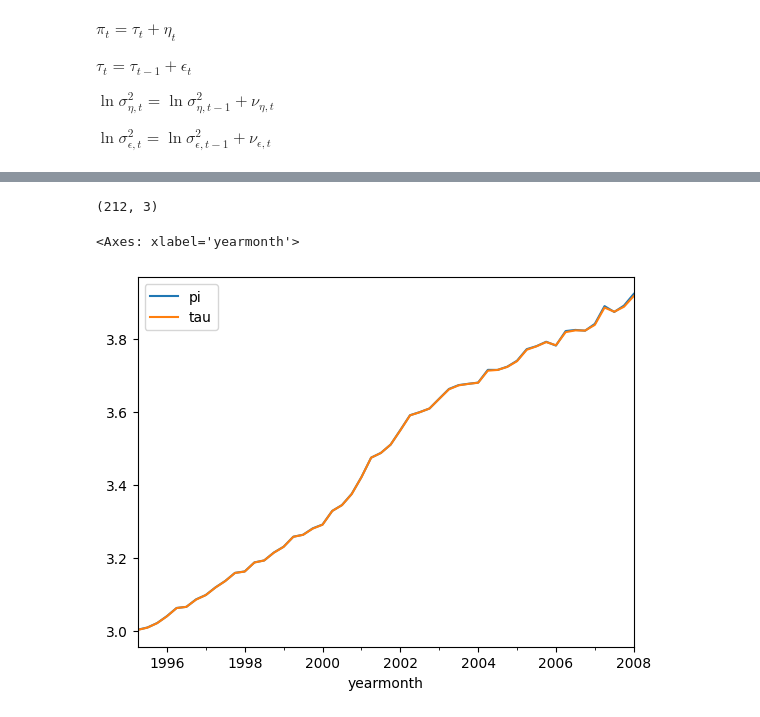
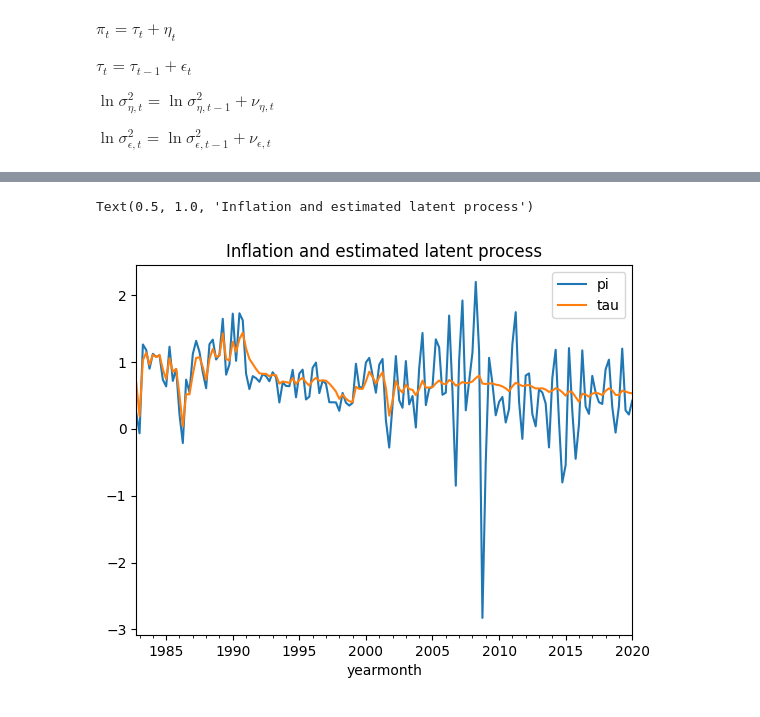
Before and after one commit to mvanaltvorst/seminar, a Jupyter notebook: notebooks/explore/ucsv_particle_filter.ipynb, the cells around one changed output, grey strips where cells are left out. Drawn from its saved outputs; the diff is of its cells as text; code cells hidden in the pictures.

```diff
--- a/notebooks/explore/ucsv_particle_filter.ipynb
+++ b/notebooks/explore/ucsv_particle_filter.ipynb
@@ -25,8 +25,8 @@ df
 | 30650 | ZAF | 199 | South Africa | 2023-01-01 | 0.011202 |
 8480 rows × 5 columns
 # %%
-country_df = df[df["Country"] == "Netherlands"]
-country_df["pi"] = (1 + country_df["inflation"]).cumprod()
+country_df = df[df["Country"] == "United States"]
+country_df["pi"] = country_df["inflation"] * 100 # It is crucial to have inflation in %'s, otherwise GAMMA below is wrongly scaled.
 country_df.set_index("yearmonth")["pi"].plot()
 # %% [output]
 A value is trying to be set on a copy of a slice from a DataFrame.
@@ -208,16 +138,16 @@ Name: pi, Length: 212, dtype: float64
-# %%
-model.EX.shape
-# %% [output]
-(212, 3)
 # %%
+import matplotlib.pyplot as plt
 merged = pd.concat(
     [
         country_df["pi"].reset_index(drop=True),
         pd.DataFrame(model.EX, columns=["tau", "lnsetasq", "lnsepsilonsq"]),
+        pd.DataFrame(model.Esigmaeta, columns=["sigmaeta"]),
+        pd.DataFrame(model.Esigmaepsilon, columns=["sigmaepsilon"]),
     ],
     axis = 1
 ).set_index(country_df["yearmonth"])
-merged[["pi", "tau"]].iloc[100:152].plot()
+merged[["pi", "tau"]].iloc[50:200].plot()
+plt.title("Inflation and estimated latent process")
 # %% [output]
-<Axes: xlabel='yearmonth'>
+Text(0.5, 1.0, 'Inflation and estimated latent process')
-[figure, old version]
+[figure, new version]
```
Also changed, not shown: parts of 15 cells of this notebook.
